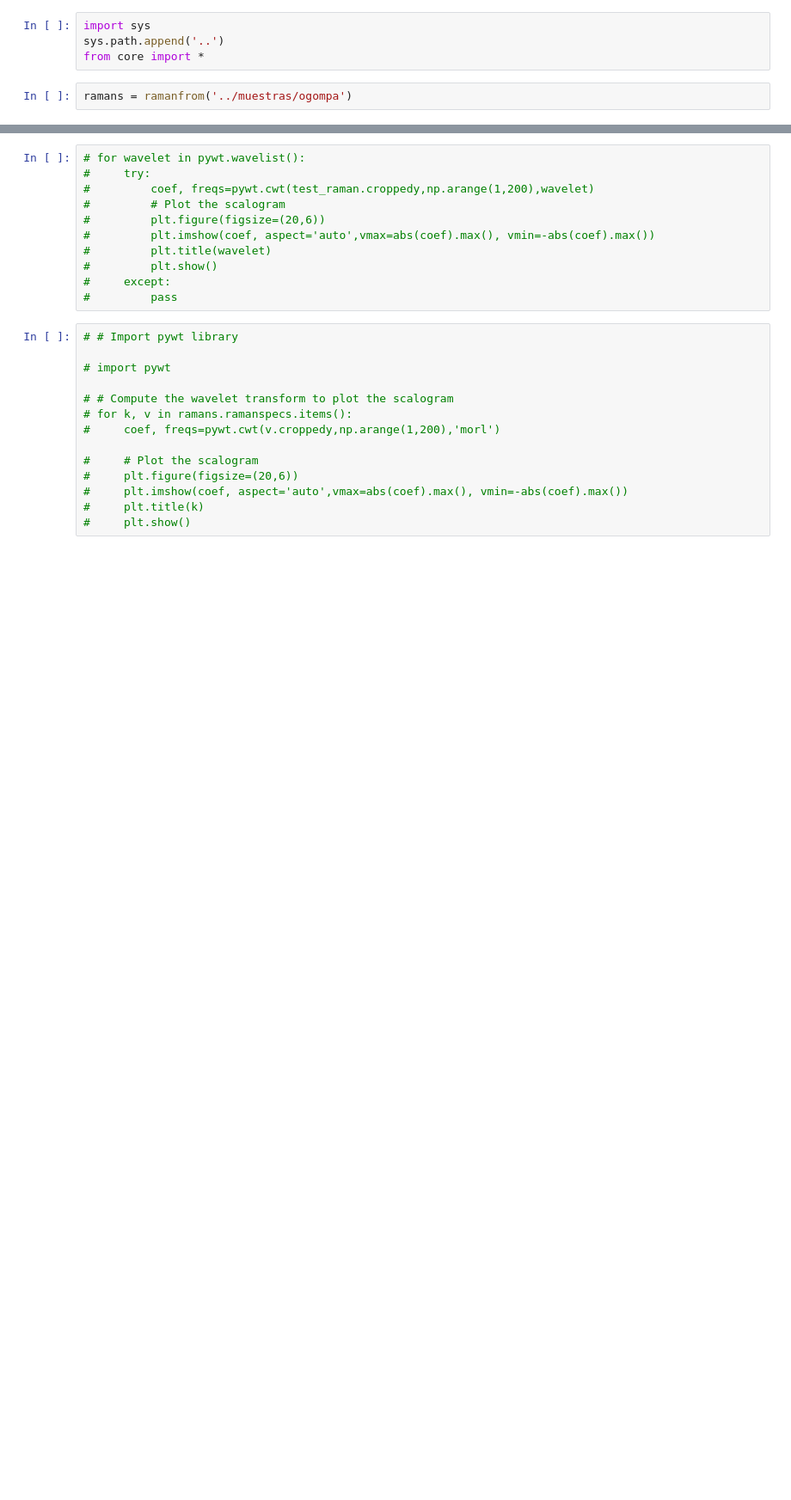
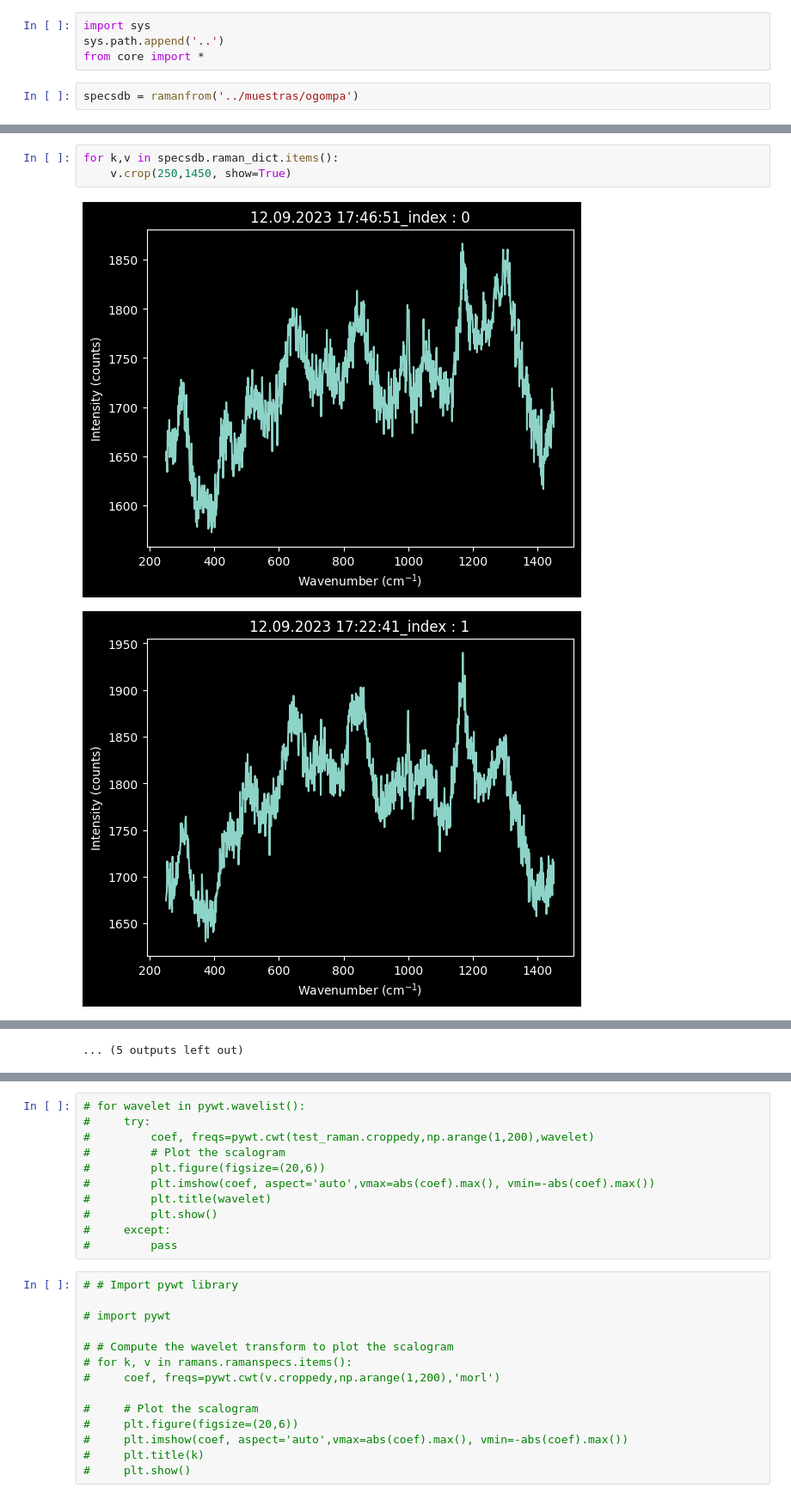
Before and after one commit to oftavira/raman, a Jupyter notebook: ogomp/main.ipynb, the cells around one changed output, grey strips where cells are left out. Shown at 86% size. Drawn from its saved outputs; the diff is of its cells as text; blank space fills up the shorter version.

```diff
--- a/ogomp/main.ipynb
+++ b/ogomp/main.ipynb
@@ -3,4 +3,4 @@ import sys
 sys.path.append('..')
 from core import *
 # %%
-ramans = ramanfrom('../muestras/ogompa')
+specsdb = ramanfrom('../muestras/ogompa')
@@ -85,0 +13,6 @@ len(ramans.ramans)
+# %%
+for k,v in specsdb.raman_dict.items():
+    v.crop(250,1450, show=True)
+# %% [output]
+[figure, added]
+[figure, added]
@@ -85,0 +29 @@ len(ramans.ramans)
+... (5 outputs left out)
```
Also changed, not shown: parts of 28 cells of this notebook, 1 other file.
